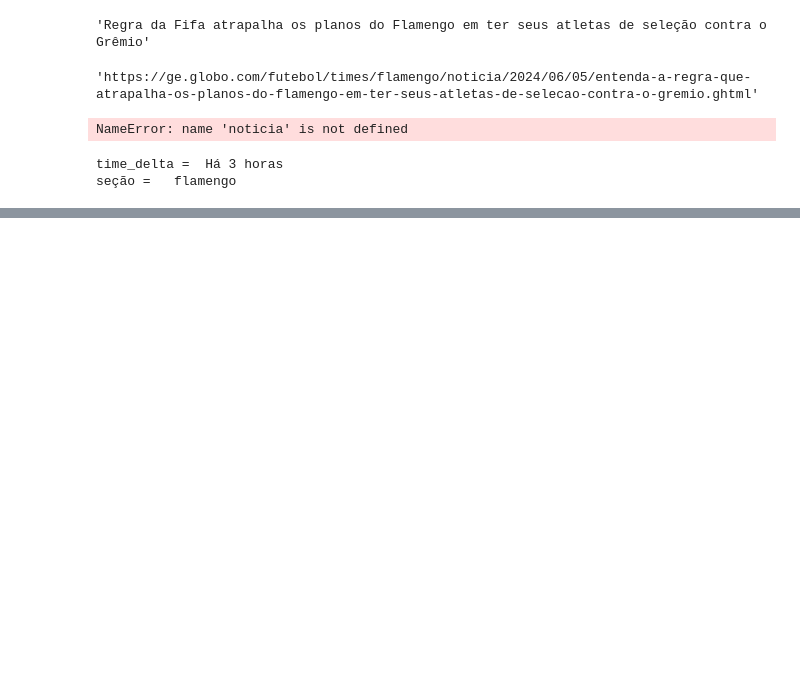
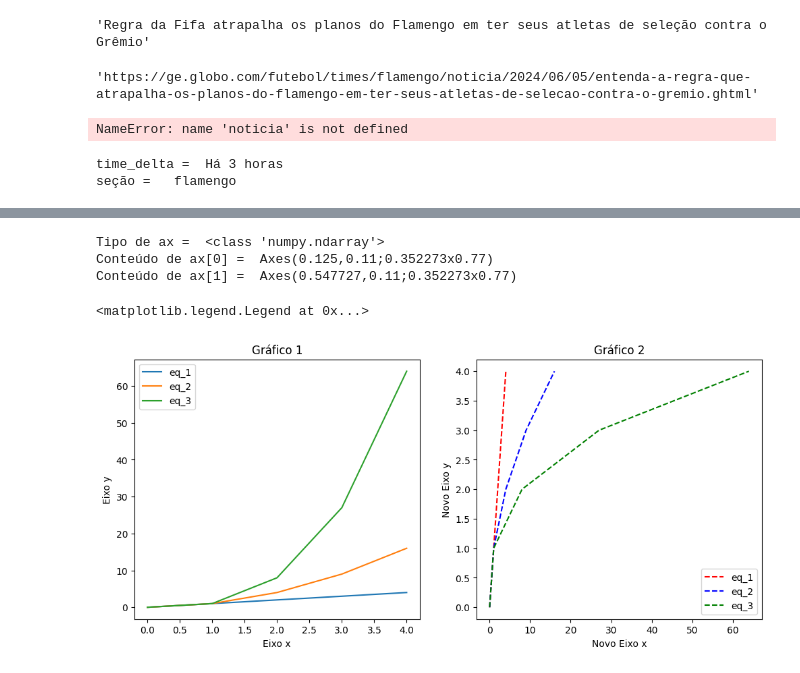
Before and after one commit to Rerisson666/Repositorio-Teste, a Jupyter notebook: FaculdadePython.ipynb, the cells around one changed output, grey strips where cells are left out. Saved outputs shown, nothing was run; the diff lists cells and outputs as text; code cells hidden in the pictures; blank space fills up the shorter version.

```diff
--- a/FaculdadePython.ipynb
+++ b/FaculdadePython.ipynb
@@ -920,0 +1282,33 @@ df.head()
+# %%
+import numpy as np
+
+x = range(5)
+x = np.array(x) # temos que converter para um array numpy, senão o plot não consegue fazer operações.
+
+fig, ax = plt.subplots(1, 2, figsize=(12, 5)) # Cria figura com subplots: 1 linha, 2 colunas e eixos
+
+print("Tipo de ax = ", type(ax))
+print("Conteúdo de ax[0] = ", ax[0])
+print("Conteúdo de ax[1] = ", ax[1])
+
+ax[0].plot(x, x, label='eq_1') # cria gráfico sobre eixo 0
+ax[0].plot(x, x**2, label='eq_2') # cria gráfico sobre eixo 0
+ax[0].plot(x, x**3, label='eq_3') # cria gráfico sobre eixo 0
+ax[0].set_xlabel('Eixo x')
+ax[0].set_ylabel('Eixo y')
+ax[0].set_title("Gráfico 1")
+ax[0].legend()
+
+ax[1].plot(x, x, 'r--', label='eq_1') # cria gráfico sobre eixo 1
+ax[1].plot(x**2, x, 'b--', label='eq_2') # cria gráfico sobre eixo 1
+ax[1].plot(x**3, x, 'g--', label='eq_3') # cria gráfico sobre eixo 1
+ax[1].set_xlabel('Novo Eixo x')
+ax[1].set_ylabel('Novo Eixo y')
+ax[1].set_title("Gráfico 2")
+ax[1].legend()
+# %% [output]
+Tipo de ax =  <class 'numpy.ndarray'>
+Conteúdo de ax[0] =  Axes(0.125,0.11;0.352273x0.77)
+Conteúdo de ax[1] =  Axes(0.547727,0.11;0.352273x0.77)
+<matplotlib.legend.Legend at 0x...>
+[figure, added]
```
Also changed, not shown: parts of 85 cells of this notebook.
